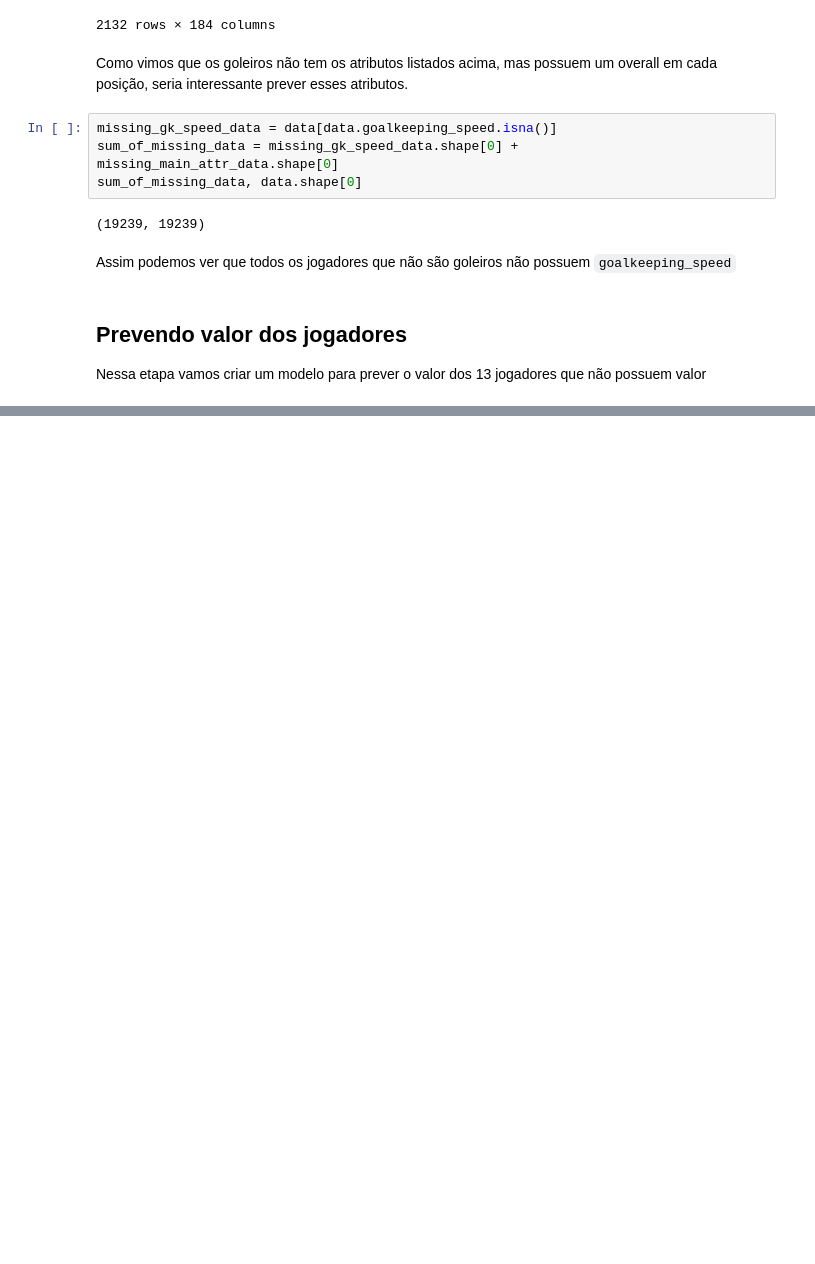
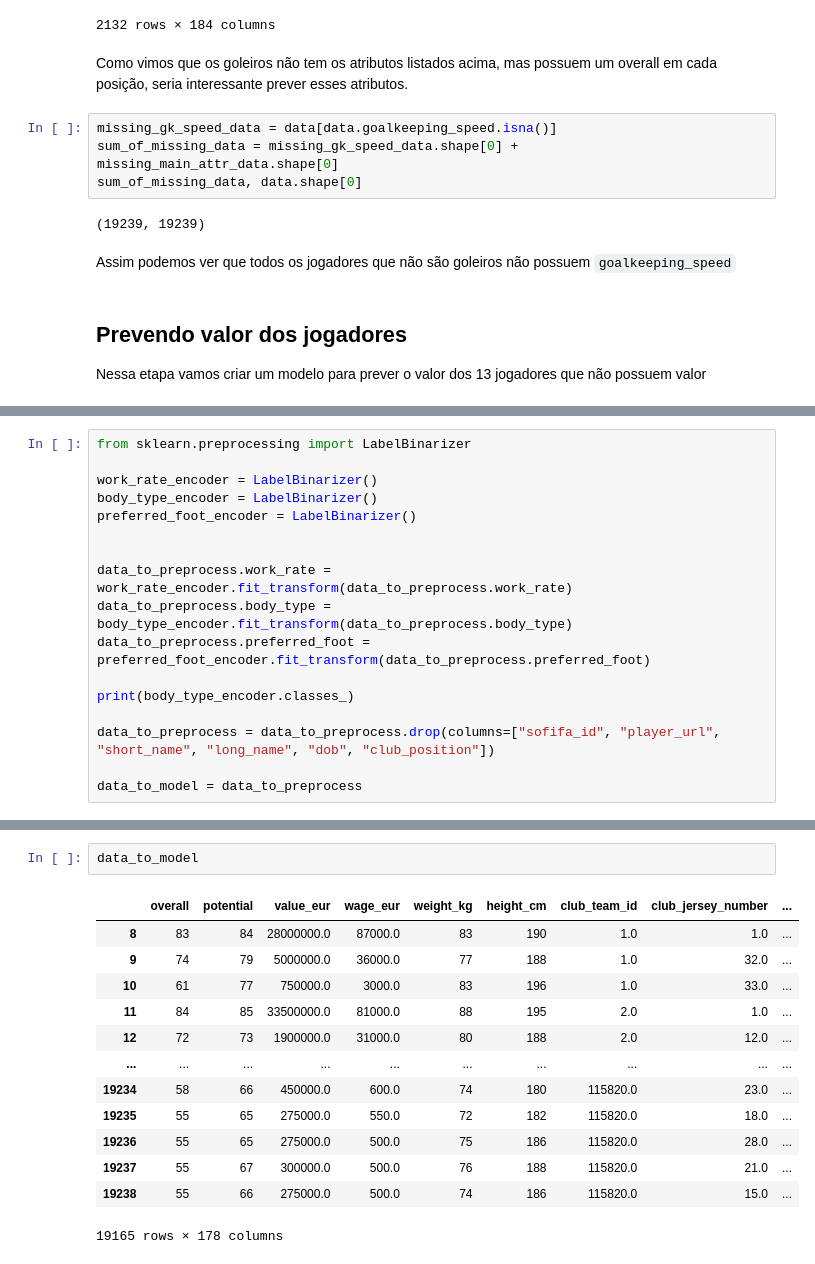
Before and after one commit to olucaslopes/fifa22-players-analysis, a Jupyter notebook: preprocessing/handling_missing_data.ipynb, the cells around one changed output, grey strips where cells are left out. Cells and saved outputs as stored; diff of their text form; blank space fills up the shorter version.

```diff
--- a/preprocessing/handling_missing_data.ipynb
+++ b/preprocessing/handling_missing_data.ipynb
@@ -120,0 +118,17 @@ data_without_players_with_no_club_and_value =
+# %%
+from sklearn.preprocessing import LabelBinarizer
+
+work_rate_encoder = LabelBinarizer()
+body_type_encoder = LabelBinarizer()
+preferred_foot_encoder = LabelBinarizer()
+
+
+data_to_preprocess.work_rate = work_rate_encoder.fit_transform(data_to_preprocess.work_rate)
+data_to_preprocess.body_type = body_type_encoder.fit_transform(data_to_preprocess.body_type)
+data_to_preprocess.preferred_foot = preferred_foot_encoder.fit_transform(data_to_preprocess.preferred_foot)
+
+print(body_type_encoder.classes_)
+
+data_to_preprocess = data_to_preprocess.drop(columns=["sofifa_id", "player_url", "short_name", "long_name", "dob", "club_position"])
+
+data_to_model = data_to_preprocess
@@ -120,0 +154,16 @@ data_without_players_with_no_club_and_value =
+# %%
+data_to_model
+# %% [output]
+|  | overall | potential | value_eur | wage_eur | weight_kg | height_cm | club_team_id | club_jersey_number | ... |
+| 8 | 83 | 84 | 28000000.0 | 87000.0 | 83 | 190 | 1.0 | 1.0 | ... |
+| 9 | 74 | 79 | 5000000.0 | 36000.0 | 77 | 188 | 1.0 | 32.0 | ... |
+| 10 | 61 | 77 | 750000.0 | 3000.0 | 83 | 196 | 1.0 | 33.0 | ... |
+| 11 | 84 | 85 | 33500000.0 | 81000.0 | 88 | 195 | 2.0 | 1.0 | ... |
+| 12 | 72 | 73 | 1900000.0 | 31000.0 | 80 | 188 | 2.0 | 12.0 | ... |
+| ... | ... | ... | ... | ... | ... | ... | ... | ... | ... |
+| 19234 | 58 | 66 | 450000.0 | 600.0 | 74 | 180 | 115820.0 | 23.0 | ... |
+| 19235 | 55 | 65 | 275000.0 | 550.0 | 72 | 182 | 115820.0 | 18.0 | ... |
+| 19236 | 55 | 65 | 275000.0 | 500.0 | 75 | 186 | 115820.0 | 28.0 | ... |
+| 19237 | 55 | 67 | 300000.0 | 500.0 | 76 | 188 | 115820.0 | 21.0 | ... |
+| 19238 | 55 | 66 | 275000.0 | 500.0 | 74 | 186 | 115820.0 | 15.0 | ... |
+19165 rows × 178 columns
```
Also changed, not shown: parts of 8 cells of this notebook.
